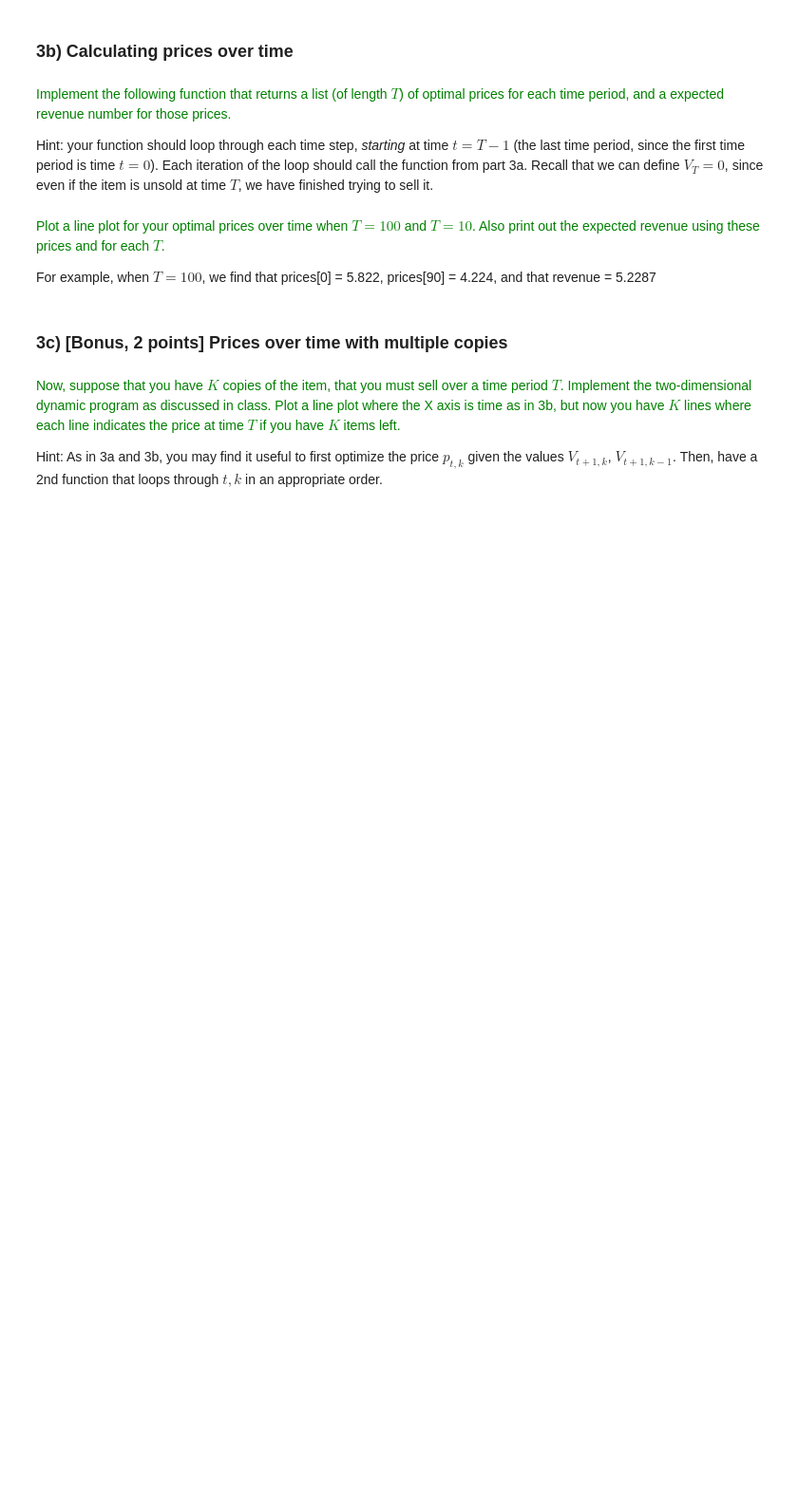
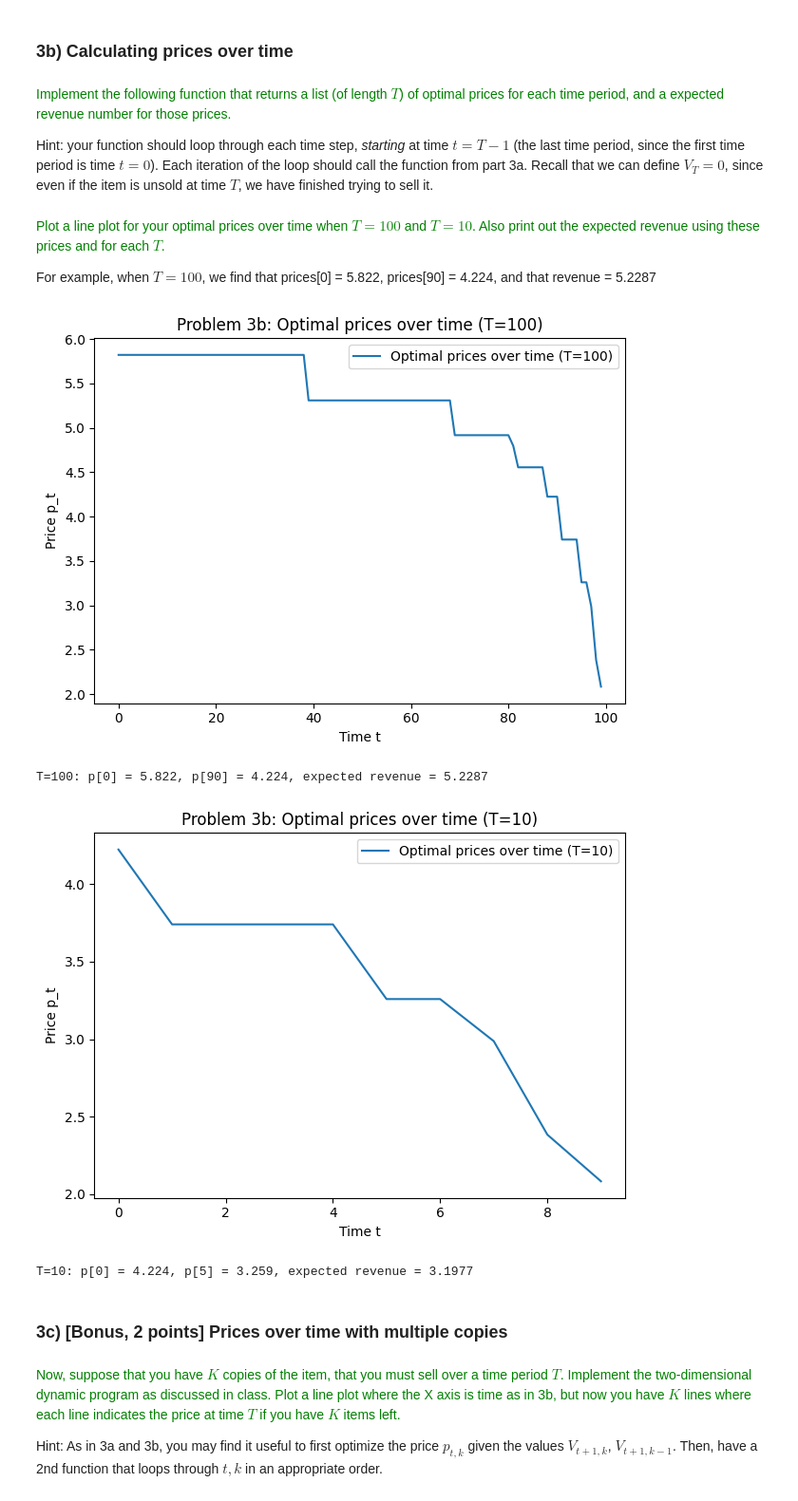
Before and after one commit to spabolu/orie5355, a Jupyter notebook: hw3/HW3_assignment.ipynb, the cells around one changed output. Shown: that part at 95% size. Drawn from its saved outputs; the diff is of its cells as text; code cells hidden in the pictures; blank space fills up the shorter version.

```diff
--- a/hw3/HW3_assignment.ipynb
+++ b/hw3/HW3_assignment.ipynb
@@ -497,6 +701,36 @@ def get_prices_over_time_and_expected_revenue(prices, demand_predictions, T):
 <font color='green'> Plot a line plot for your optimal prices over time when $T=100$ and $T=10$. Also print out the expected revenue using these prices and for each $T$.
 
 For example, when $T=100$, we find that prices[0] = 5.822, prices[90] = 4.224, and that revenue = 5.2287
+# %%
+# Convenience plotting helper
+def plot_prices_over_time(p_list, T, title_suffix=""):
+    plt.figure()
+    plt.plot(range(T), p_list, label=f'Optimal prices over time (T={T})')
+    plt.xlabel('Time t')
+    plt.ylabel('Price p_t')
+    plt.title(f'Problem 3b: Optimal prices over time (T={T}){title_suffix}')
+    plt.legend()
+    plt.tight_layout()
+    plt.show()
+
+# --- Run for T=100 and T=10 using the test curve as d(p) ---
+prices = list(test_demand_curve['Price_bin_mid'])      # candidate price options
+demands = list(test_demand_curve['Demand_at_price'])   # d(p) for those options
+
+# T = 100
+prices_T100, revenue_T100 = get_prices_over_time_and_expected_revenue(prices, demands, 100)
+plot_prices_over_time(prices_T100, 100)
+print(f"T=100: p[0] = {prices_T100[0]:.3f}, p[90] = {prices_T100[90]:.3f}, expected revenue = {revenue_T100:.4f}")
+
+# T = 10
+prices_T10, revenue_T10 = get_prices_over_time_and_expected_revenue(prices, demands, 10)
+plot_prices_over_time(prices_T10, 10)
+print(f"T=10: p[0] = {prices_T10[0]:.3f}, p[5] = {prices_T10[5]:.3f}, expected revenue = {revenue_T10:.4f}")
+# %% [output]
+[figure, added]
+T=100: p[0] = 5.822, p[90] = 4.224, expected revenue = 5.2287
+[figure, added]
+T=10: p[0] = 4.224, p[5] = 3.259, expected revenue = 3.1977
 # %% [markdown]
 ### 3c) [Bonus, 2 points] Prices over time with multiple copies
 # %% [markdown]
```
Also changed, not shown: parts of 16 cells of this notebook.
